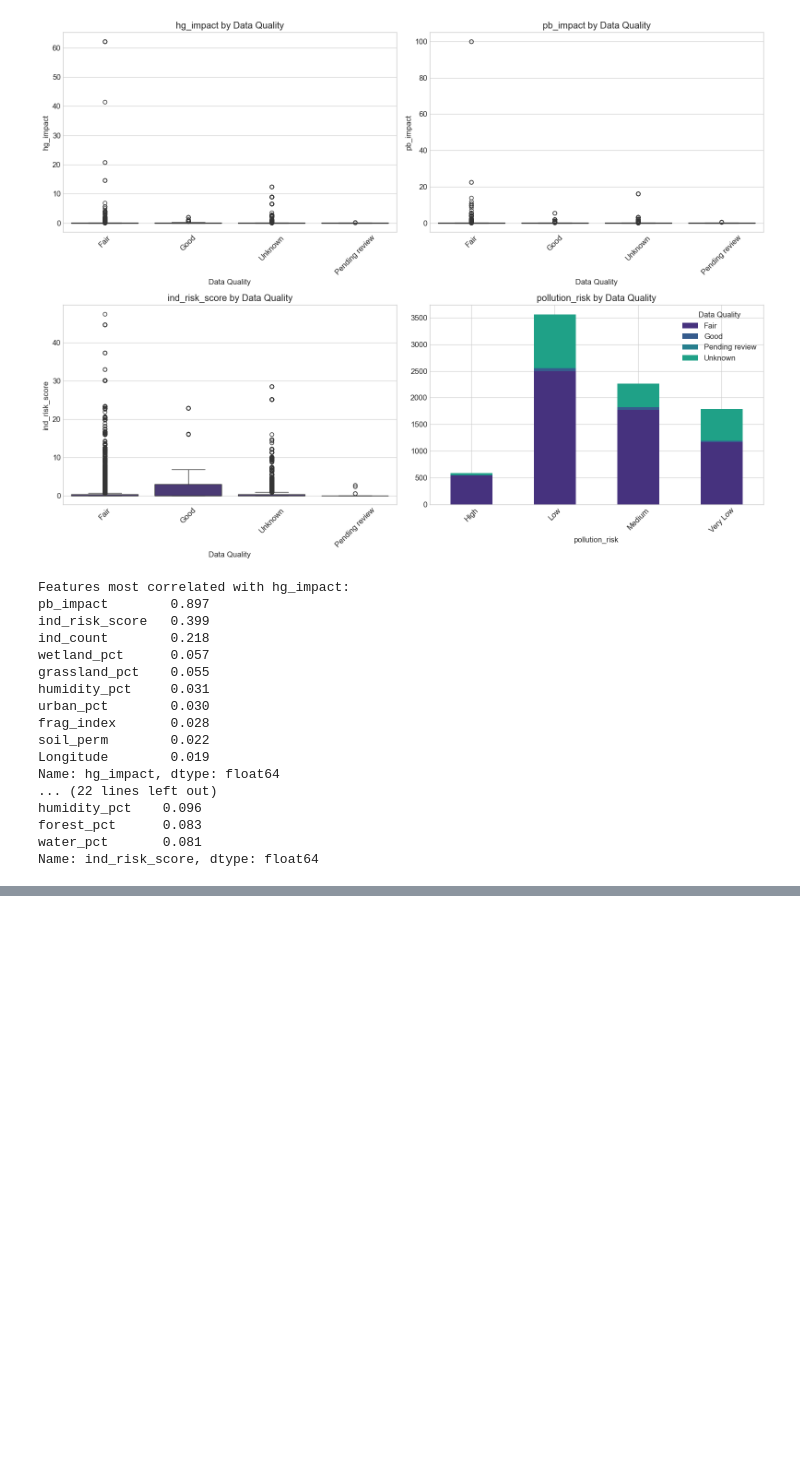
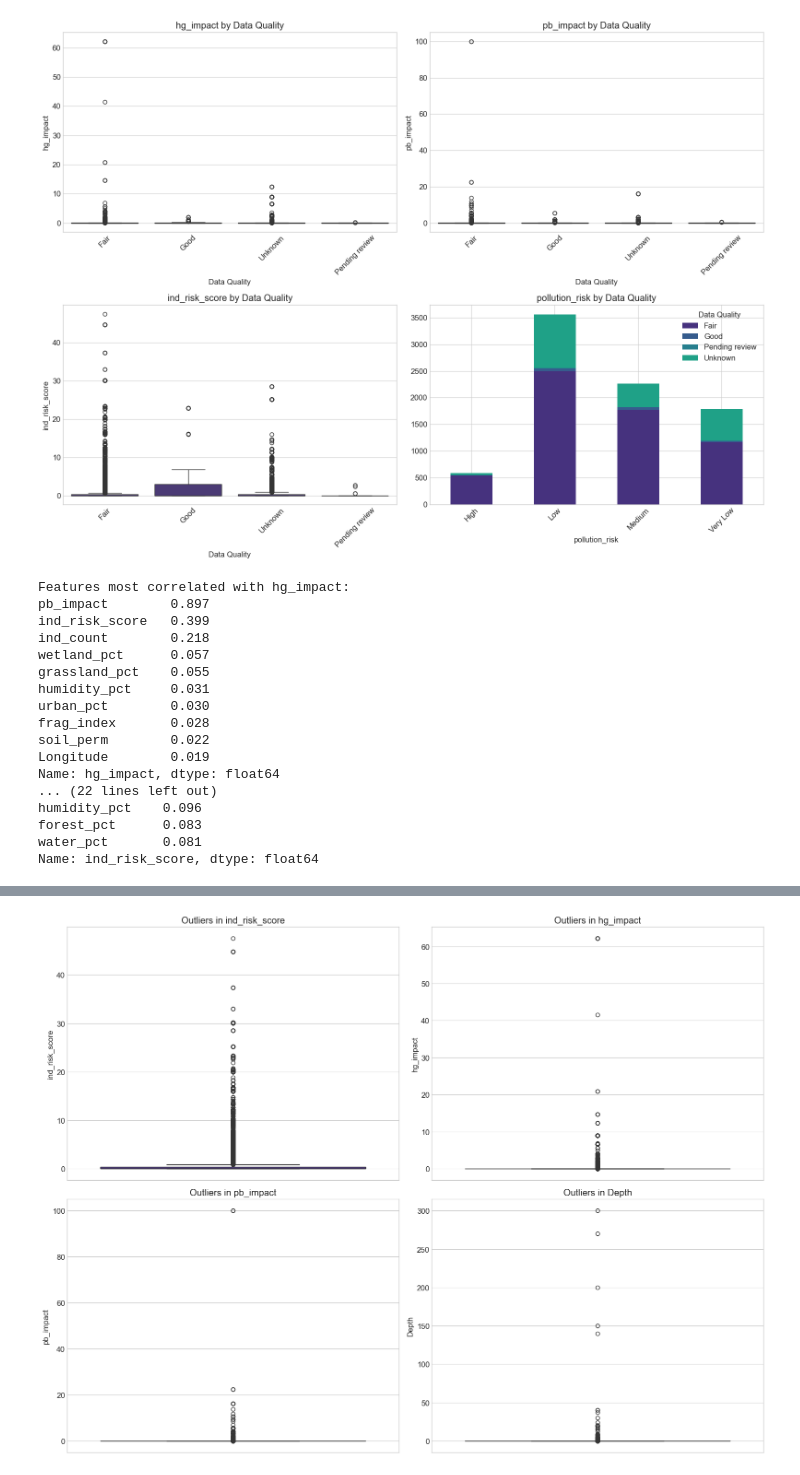
Before and after one commit to habdil/classification-rumble-ndc-2025, a Jupyter notebook: notebooks/01_exploratory_data_analysis.ipynb, the cells around one changed output, grey strips where cells are left out. Saved outputs shown, nothing was run; the diff lists cells and outputs as text; code cells hidden in the pictures; blank space fills up the shorter version.

Commit message:
Update outlier and duplicate

```diff
--- a/notebooks/01_exploratory_data_analysis.ipynb
+++ b/notebooks/01_exploratory_data_analysis.ipynb
@@ -748,0 +788,98 @@ Name: ind_risk_score, dtype: float64
+# %%
+# Outlier detection and analysis
+print("\n" + "="*50)
+print("OUTLIER ANALYSIS")
+print("="*50)
+
+# Function to detect outliers using IQR method
+def detect_outliers(df, column):
+    Q1 = df[column].quantile(0.25)
+    Q3 = df[column].quantile(0.75)
+    IQR = Q3 - Q1
+    lower_bound = Q1 - 1.5 * IQR
+    upper_bound = Q3 + 1.5 * IQR
+    outliers = df[(df[column] < lower_bound) | (df[column] > upper_bound)]
+    return outliers, lower_bound, upper_bound, len(outliers)
+
+# Analyze outliers in numerical features
+print("\nOutlier analysis for numerical features:")
+outlier_summary = {}
+
+for col in numerical_features:
+    if train[col].nunique() > 10:  # Skip categorical numerics or binary features
+        outliers, lower, upper, count = detect_outliers(train, col)
+        outlier_percent = (count / len(train)) * 100
+        outlier_summary[col] = {
+            'count': count,
+            'percent': outlier_percent,
+            'lower_bound': lower,
+            'upper_bound': upper,
+            'min': train[col].min(),
+            'max': train[col].max()
+        }
+
+# Sort and display features with the most outliers
+outlier_df = pd.DataFrame.from_dict(outlier_summary, orient='index')
+outlier_df = outlier_df.sort_values(by='percent', ascending=False)
+
+print("\nTop 10 features with most outliers:")
+for col, row in outlier_df.head(10).iterrows():
+    print(f"{col}:")
+    print(f"  - Outliers: {row['count']} ({row['percent']:.2f}%)")
+    print(f"  - Bounds: [{row['lower_bound']:.4f}, {row['upper_bound']:.4f}]")
+    print(f"  - Actual range: [{row['min']:.4f}, {row['max']:.4f}]")
+
+# Visualize outliers for top features with most outliers
+plt.figure(figsize=(16, 12))
+for i, col in enumerate(outlier_df.head(4).index):
+    plt.subplot(2, 2, i+1)
+
+    # Box plot to visualize outliers
+    sns.boxplot(y=train[col])
+    plt.title(f'Outliers in {col}')
+    plt.tight_layout()
+plt.savefig('../reports/figures/outliers_boxplot.png', bbox_inches='tight')
+plt.show()
+
+# Analyze effect of outliers on target
+print("\nRelationship between outliers and target variable:")
+for col in outlier_df.head(5).index:
+    outliers, lower, upper, _ = detect_outliers(train, col)
+    outlier_indices = outliers.index
+
+    # Check distribution of target for outliers vs. non-outliers
+    outlier_target_dist = train.loc[outlier_indices, 'Data Quality'].value_counts(normalize=True) * 100
+    non_outlier_target_dist = train.loc[~train.index.isin(outlier_indices), 'Data Quality'].value_counts(normalize=True) * 100
+
+    print(f"\nTarget distribution for {col}:")
+    print(f"  - Outliers ({len(outlier_indices)} samples):")
+    for quality, percent in outlier_target_dist.items():
+        print(f"    * {quality}: {percent:.2f}%")
+
+    print(f"  - Non-outliers ({len(train) - len(outlier_indices)} samples):")
+    for quality, percent in non_outlier_target_dist.items():
+        print(f"    * {quality}: {percent:.2f}%")
+
+# Add a scatter plot to visualize outliers
+plt.figure(figsize=(16, 12))
+for i, col in enumerate(outlier_df.head(4).index):
+    plt.subplot(2, 2, i+1)
+
+    # Get outlier information
+    outliers, lower, upper, _ = detect_outliers(train, col)
+    outlier_indices = outliers.index
+
+    # Create a new column to identify outliers
+    train_temp = train.copy()
+    train_temp['is_outlier'] = train_temp.index.isin(outlier_indices)
+
+    # Plot
+    sns.scatterplot(x=train_temp.index, y=col, hue='is_outlier', data=train_temp, alpha=0.7)
+    plt.axhline(y=lower, color='r', linestyle='--', label=f'Lower bound: {lower:.2f}')
+    plt.axhline(y=upper, color='r', linestyle='--', label=f'Upper bound: {upper:.2f}')
+    plt.title(f'Outliers in {col}')
+    plt.legend()
+    plt.tight_layout()
+plt.savefig('../reports/figures/outliers_scatter.png', bbox_inches='tight')
+plt.show()
+# %% [output]
@@ -748,0 +903 @@ Name: ind_risk_score, dtype: float64
+[figure, added]
```
Also changed, not shown: parts of 3 cells of this notebook, 2 other files.
